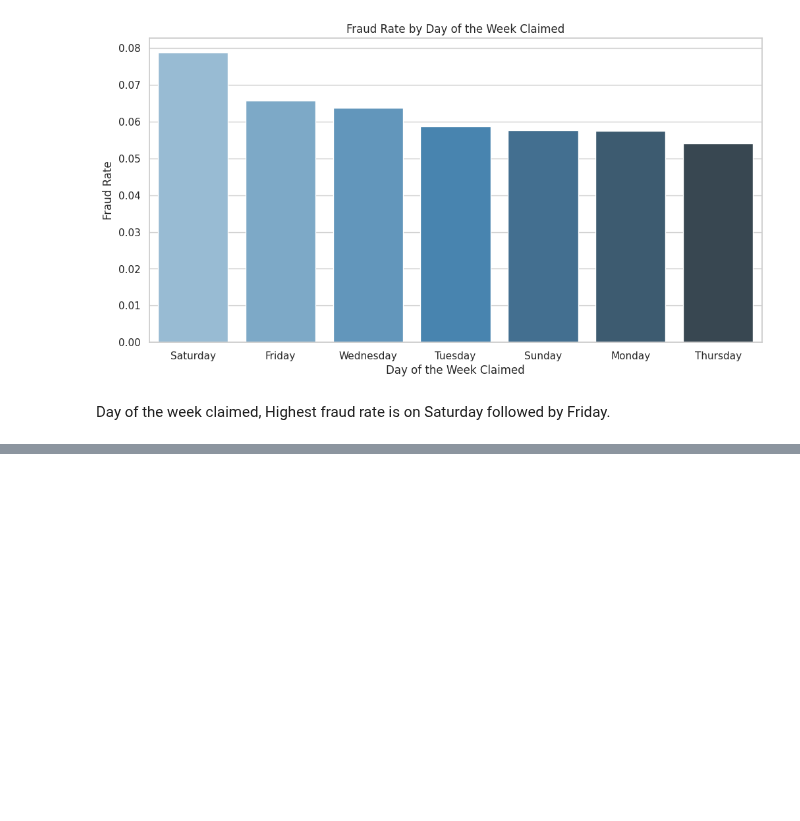
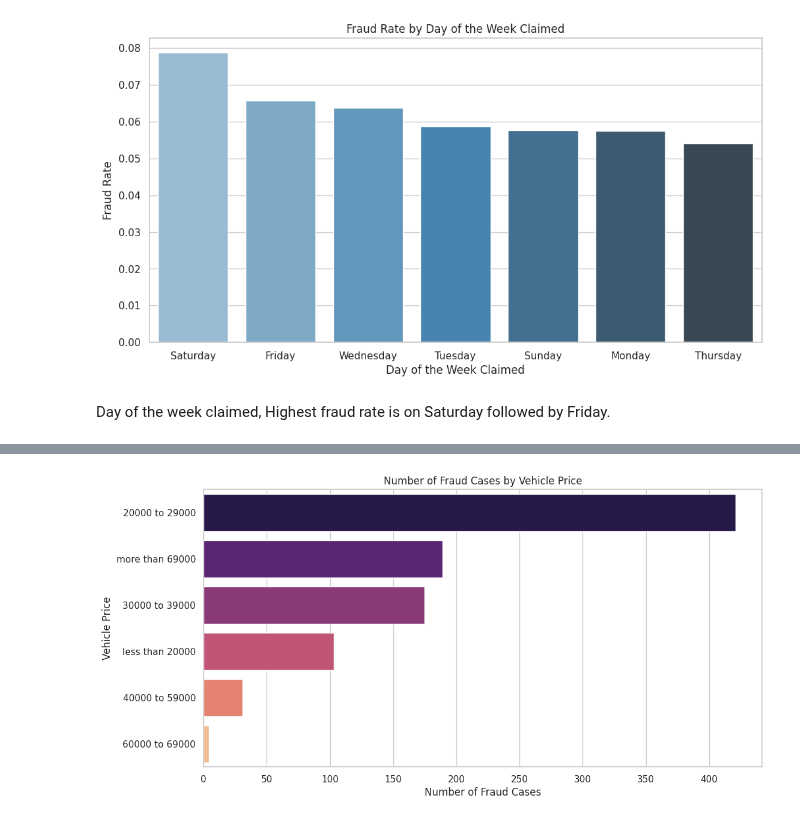
Before and after one commit to kimp10/Insurance-Fraud-Detection-Model-, a Jupyter notebook: Insurance_Fraud_detection.ipynb, the cells around one changed output, grey strips where cells are left out. Drawn from its saved outputs; the diff is of its cells as text; code cells hidden in the pictures; blank space fills up the shorter version.

```diff
--- a/Insurance_Fraud_detection.ipynb
+++ b/Insurance_Fraud_detection.ipynb
@@ -380,0 +286,11 @@ Males are significantly more likely to be involved in detected fraud cases compa
+# %%
+# Horizontal Bar Plot Number of Fraud Cases by Vehicle Price
+plt.figure(figsize=(12, 6))
+fraud_count_by_price = count_fraud_cases('VehiclePrice')
+sns.barplot(x=fraud_count_by_price.values, y=fraud_count_by_price.index, palette="magma")
+plt.title('Number of Fraud Cases by Vehicle Price')
+plt.xlabel('Number of Fraud Cases')
+plt.ylabel('Vehicle Price')
+plt.show()
+# %% [output]
+[figure, added]
```
Also changed, not shown: parts of 11 cells of this notebook.
